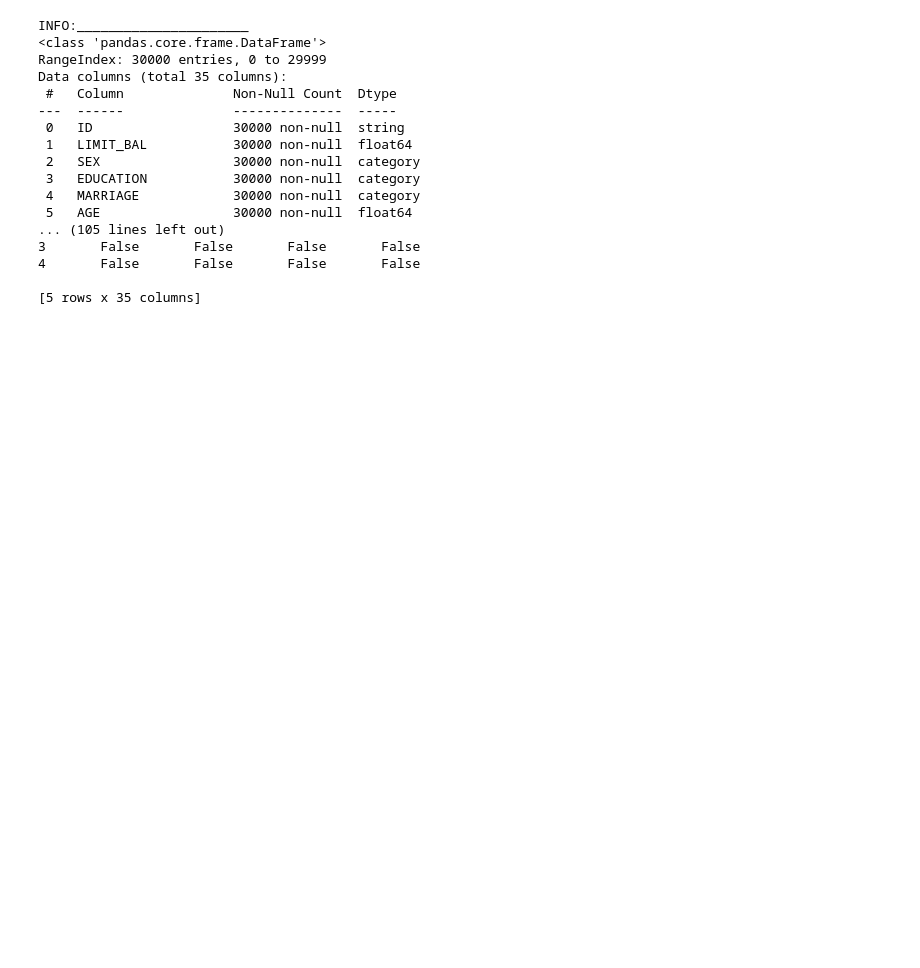
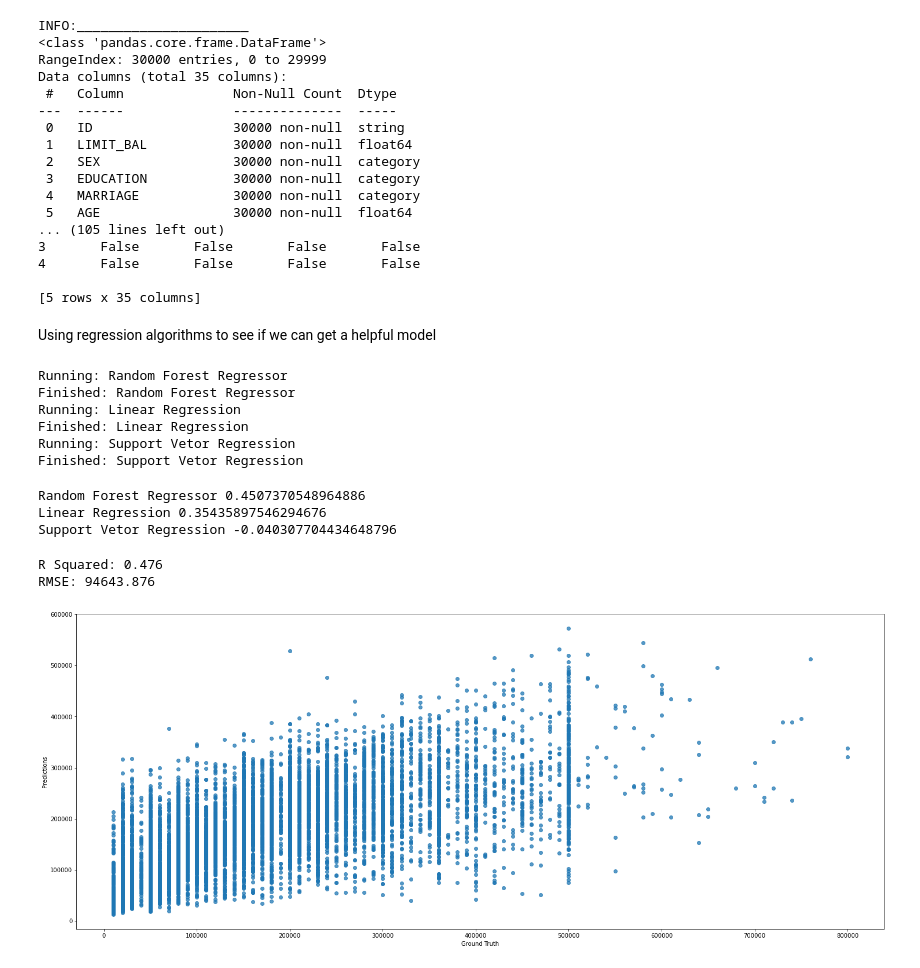
Before and after one commit to mvill025/CreditOne, a Jupyter notebook: BuildingTheModels/buildingTheModels.ipynb, the cells around one changed output. Drawn from its saved outputs; the diff is of its cells as text; code cells hidden in the pictures; blank space fills up the shorter version.

```diff
--- a/BuildingTheModels/buildingTheModels.ipynb
+++ b/BuildingTheModels/buildingTheModels.ipynb
@@ -77,3 +78,75 @@ Data columns (total 35 columns):
 4       False       False       False       False
 
 [5 rows x 35 columns]
+# %% [markdown]
+
+
+
+Using regression algorithms to see if we can get a helpful model
+# %%
+# define x and y variables
+yLabel = "LIMIT_BAL"
+X = df.drop(
+    [
+        yLabel,
+        "SEX",
+        "EDUCATION",
+        "MARRIAGE"
+    ], axis="columns"
+)
+y = df[yLabel]
+
+
+# algorthim to run:
+# Random Forest Regressor, Linear Regression, Support Vector Regression
+algos = [
+    ("Random Forest Regressor", RandomForestRegressor()),
+    ("Linear Regression", LinearRegression()),
+    ("Support Vetor Regression", SVR())
+]
+
+results = []
+
+for name, algo in algos:
+    print("Running: " + name)
+    results.append((name, cross_val_score(algo, X,y, cv=5, scoring='r2')))
+    print("Finished: " + name)
+# %% [output]
+Running: Random Forest Regressor
+Finished: Random Forest Regressor
+Running: Linear Regression
+Finished: Linear Regression
+Running: Support Vetor Regression
+Finished: Support Vetor Regression
+# %%
+for name, result in results:
+    print(name, result.mean())
+# %% [output]
+Random Forest Regressor 0.4507370548964886
+Linear Regression 0.35435897546294676
+Support Vetor Regression -0.040307704434648796
+# %%
+# training the model
+X_train, X_test, y_train, y_test = train_test_split(X, y, test_size=0.33, random_state=42)
+
+algo = RandomForestRegressor()
+model = algo.fit(X_train,y_train)
+# %%
+# critique results
+predictions = model.predict(X_test)
+rmse = sqrt(mean_squared_error(y_test, predictions))
+predRsquared = r2_score(y_test,predictions)
+print('R Squared: %.3f' % predRsquared)
+print('RMSE: %.3f' % rmse)
+# %% [output]
+R Squared: 0.476
+RMSE: 94643.876
+# %%
+# plotting the results
+plt.figure(figsize=(25,10))
+plt.scatter(y_test, predictions, alpha = 0.75)
+plt.xlabel('Ground Truth')
+plt.ylabel('Predictions')
+plt.show();
+# %% [output]
+[figure, added]
```
Also changed, not shown: parts of 1 cell of this notebook, 2 other files.
